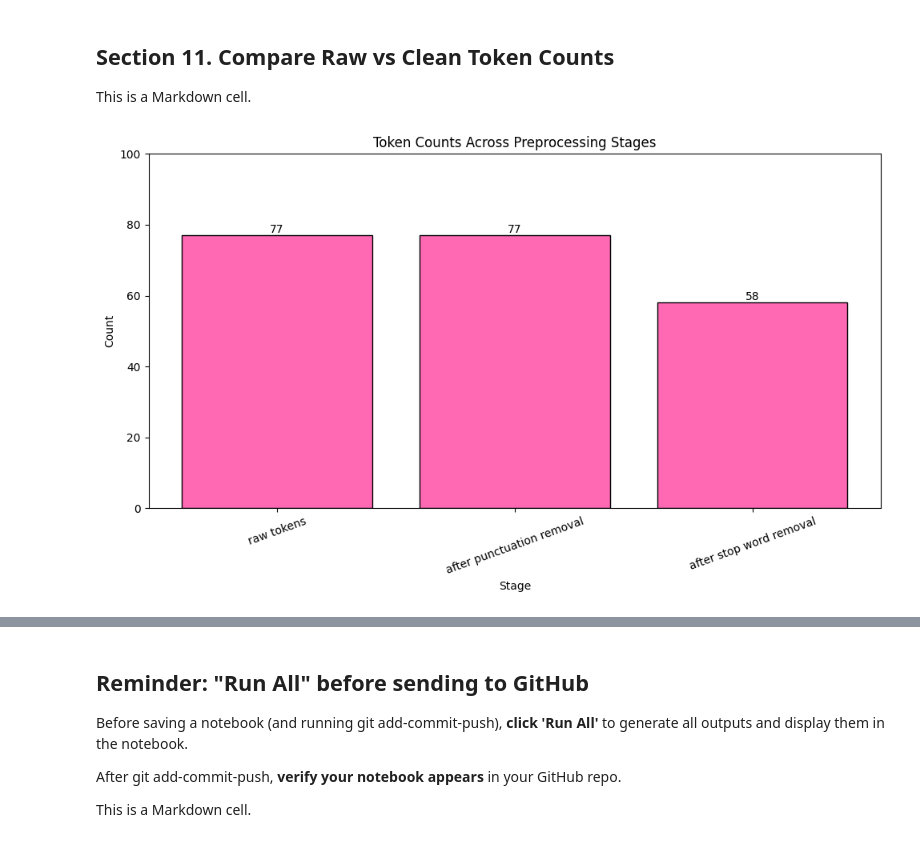
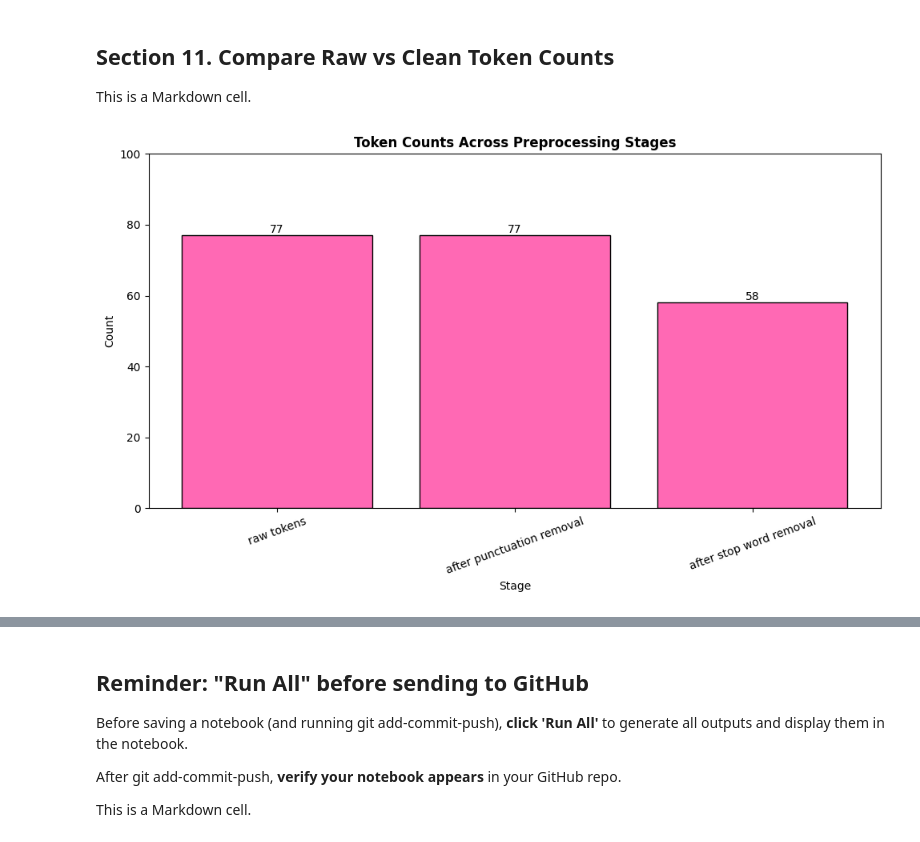
Before and after one commit to ssowers2/nlp-02-text-preprocessing, a Jupyter notebook: notebooks/text_preprocessing_sowers.ipynb, the cells around one changed output, grey strips where cells are left out. Saved outputs shown, nothing was run; the diff lists cells and outputs as text; code cells hidden in the pictures.

```diff
--- a/notebooks/text_preprocessing_sowers.ipynb
+++ b/notebooks/text_preprocessing_sowers.ipynb
@@ -333,32 +345,32 @@ This is a Markdown cell.
 
 plt.figure(figsize=(10, 6))
 
 # Added color and edge styling
 bars = plt.bar(
     summary_df["stage"], summary_df["count"], color="#FF69B4", edgecolor="black"
 )
 
 ax = plt.gca()
 ax.tick_params(axis="x", labelrotation=20)
 
-plt.title("Token Counts Across Preprocessing Stages")
+plt.title("Token Counts Across Preprocessing Stages", fontweight="bold")
 plt.xlabel("Stage")
 plt.ylabel("Count")
 
 # Add data labels above each bar
 for bar in bars:
     height = bar.get_height()
     plt.text(
         bar.get_x() + bar.get_width() / 2,
         height,
         str(int(height)),
         ha="center",
         va="bottom",
     )
 
 plt.ylim(0, 100)
 
 plt.tight_layout()
 plt.show()
 # %% [output]
-[figure, old version]
+[figure, new version]
```
Also changed, not shown: parts of 5 cells of this notebook.
